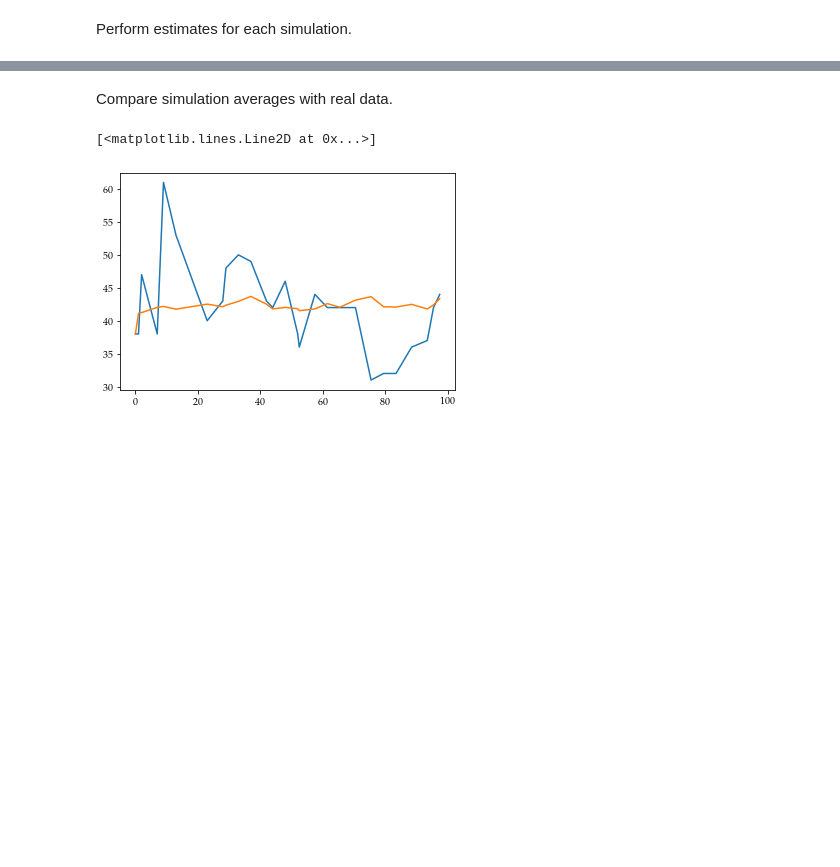
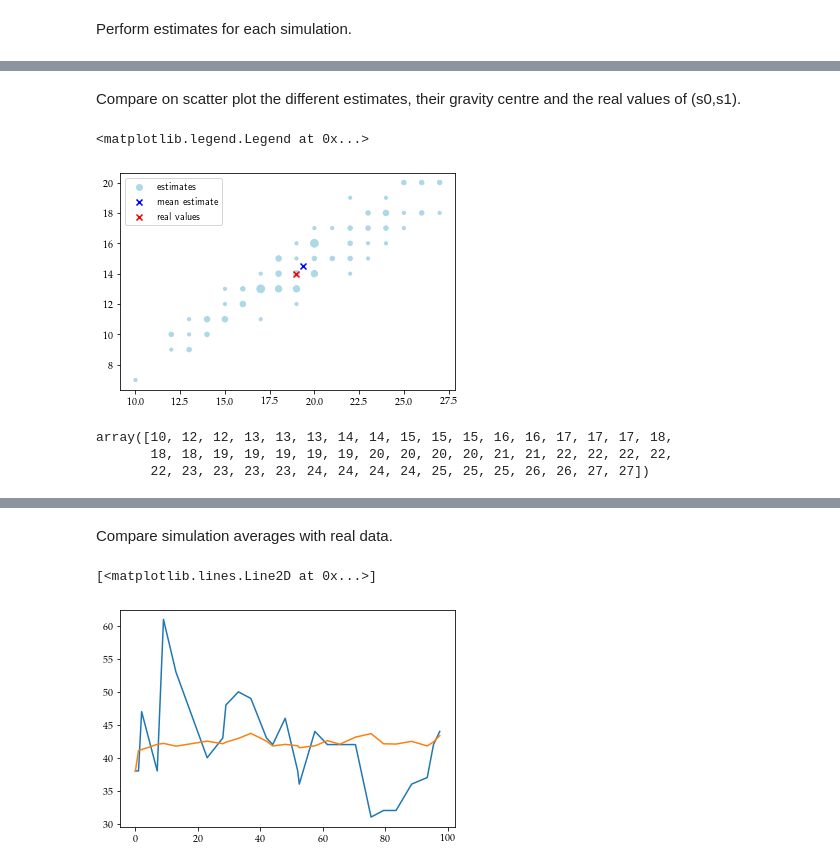
Before and after one commit to AntoineVendeville/Opinion-dynamics-in-the-Voter-Model, a Jupyter notebook: elections.ipynb, the cells around one changed output, grey strips where cells are left out. Drawn from its saved outputs; the diff is of its cells as text; code cells hidden in the pictures; blank space fills up the shorter version.

```diff
--- a/elections.ipynb
+++ b/elections.ipynb
@@ -376,0 +391,17 @@ KeyboardInterrupt:
+# %% [markdown]
+Compare on scatter plot the different estimates, their gravity centre and the real values of (s0,s1).
+# %%
+unique, count = np.unique(estim_arr, axis=0, return_counts=True)
+plt.scatter(unique[:,0], unique[:,1], s=10*count, marker="o", color="lightblue", label="estimates")
+plt.scatter(gravity_centre[0], gravity_centre[1], marker="x", color="blue", label="mean estimate")
+plt.scatter(s0_real, s1_real, marker = "x", color="red", label="real values")
+plt.legend(loc="best")
+# %% [output]
+<matplotlib.legend.Legend at 0x...>
+[figure, added]
+# %%
+unique[:,0]
+# %% [output]
+array([10, 12, 12, 13, 13, 13, 14, 14, 15, 15, 15, 16, 16, 17, 17, 17, 18,
+       18, 18, 19, 19, 19, 19, 19, 20, 20, 20, 20, 21, 21, 22, 22, 22, 22,
+       22, 23, 23, 23, 23, 24, 24, 24, 24, 25, 25, 25, 26, 26, 27, 27])
```
Also changed, not shown: parts of 6 cells of this notebook.
